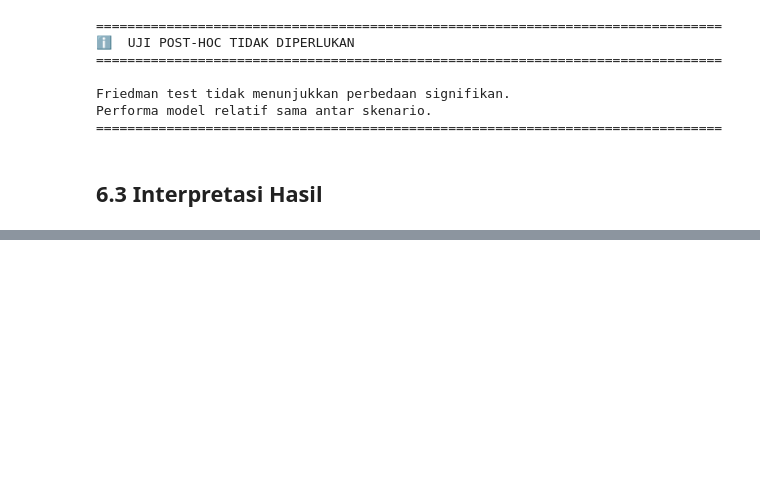
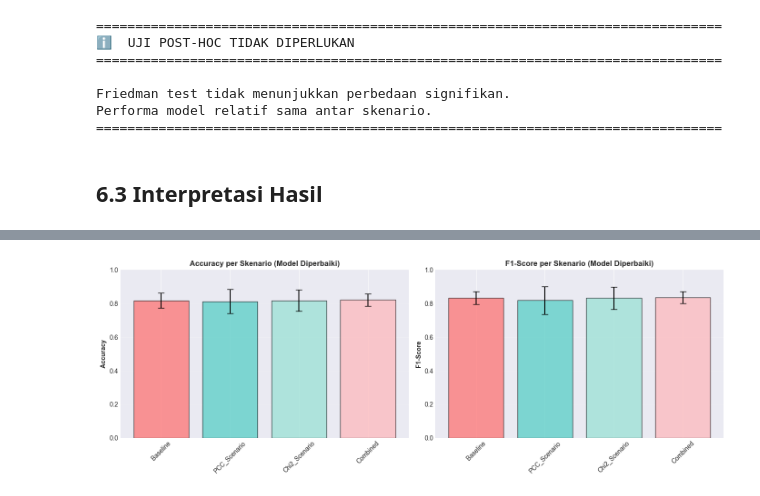
Before and after one commit to Vendot/ETC-XGB-PCC-Chi-Square, a Jupyter notebook: Heart_Disease_Analysis_Refactored.ipynb, the cells around one changed output, grey strips where cells are left out. Saved outputs shown, nothing was run; the diff lists cells and outputs as text; code cells hidden in the pictures; blank space fills up the shorter version.

```diff
--- a/Heart_Disease_Analysis_Refactored.ipynb
+++ b/Heart_Disease_Analysis_Refactored.ipynb
@@ -4746,0 +5549,93 @@ else:
+# %%
+"""
+Test ulang konfigurasi terbaik dari setiap skenario
+dengan model yang sudah diperbaiki untuk konfirmasi
+"""
+print("=" * 80)
+print("🔄 RE-EVALUASI KONFIGURASI TERBAIK DENGAN MODEL DIPERBAIKI")
+print("=" * 80)
+print("\nMenggunakan 10-fold CV untuk hasil yang akurat...")
+
+results_updated = []
+
+# Test setiap skenario
+scenarios_to_test = [
+    ('Baseline', 10, None, None),
+    ('PCC_Scenario', 40, 0.5, None),
+    ('Chi2_Scenario', 10, None, 8),
+    ('Combined', 10, 0.1, 2)
+]
+
+for scenario, estimators, pcc_thresh, chi2_k in scenarios_to_test:
+    print(f"\n📊 Evaluating {scenario}...")
+    print(f"   Estimators: {estimators}")
+
+    hasil = evaluasi_model_cv(
+        fitur_mode=scenario,
+        nama_skenario=scenario,
+        estimators=estimators,
+        random_state=RANDOM_STATE,
+        pcc_threshold=pcc_thresh if pcc_thresh else np.nan,
+        chi2_k=chi2_k if chi2_k else np.nan
+    )
+
+    results_updated.append({
+        'Scenario': scenario,
+        'Estimators': estimators,
+        'Features': hasil['Features'],
+        'Accuracy': hasil['Accuracy_Mean'],
+        'Accuracy_Std': hasil['Accuracy_Std'],
+        'Precision': hasil['Precision_Mean'],
+        'Recall': hasil['Recall_Mean'],
+        'Specificity': hasil['Specificity_Mean'],
+        'F1': hasil['F1_Mean'],
+        'F1_Std': hasil['F1_Std']
+    })
+
+# Display hasil
+df_updated = pd.DataFrame(results_updated)
+print("\n" + "=" * 80)
+print("📈 HASIL EVALUASI DENGAN MODEL DIPERBAIKI")
+print("=" * 80)
+display(df_updated)
+
+print("\n💡 Perbandingan dengan Hasil Lama:")
+print(f"   Mean Accuracy (Lama): {0.5271:.4f}")
+print(f"   Mean Accuracy (Baru): {df_updated['Accuracy'].mean():.4f}")
+print(f"   Peningkatan: {(df_updated['Accuracy'].mean() - 0.5271)*100:.2f} percentage points")
+
+# Visualisasi
+fig, axes = plt.subplots(1, 2, figsize=(14, 5))
+
+scenarios = df_updated['Scenario'].tolist()
+colors_map = {
+    'Baseline': '#FF6B6B', 'PCC_Scenario': '#4ECDC4',
+    'Chi2_Scenario': '#95E1D3', 'Combined': '#FFB6B9'
+}
+colors = [colors_map.get(s, 'gray') for s in scenarios]
+
+# Plot 1: Accuracy
+axes[0].bar(scenarios, df_updated['Accuracy'], color=colors, alpha=0.7, edgecolor='black')
+axes[0].errorbar(scenarios, df_updated['Accuracy'], yerr=df_updated['Accuracy_Std'],
+                 fmt='none', ecolor='black', capsize=5)
+axes[0].set_ylabel('Accuracy', fontweight='bold')
+axes[0].set_title('Accuracy per Skenario (Model Diperbaiki)', fontweight='bold')
+axes[0].set_ylim([0, 1])
+axes[0].grid(axis='y', alpha=0.3)
+axes[0].tick_params(axis='x', rotation=45)
+
+# Plot 2: F1-Score
+axes[1].bar(scenarios, df_updated['F1'], color=colors, alpha=0.7, edgecolor='black')
+axes[1].errorbar(scenarios, df_updated['F1'], yerr=df_updated['F1_Std'],
+                 fmt='none', ecolor='black', capsize=5)
+axes[1].set_ylabel('F1-Score', fontweight='bold')
+axes[1].set_title('F1-Score per Skenario (Model Diperbaiki)', fontweight='bold')
+axes[1].set_ylim([0, 1])
+axes[1].grid(axis='y', alpha=0.3)
+axes[1].tick_params(axis='x', rotation=45)
+
+plt.tight_layout()
+plt.show()
+
+print("=" * 80)
+# %% [output]
@@ -4746,0 +5668 @@ else:
+[figure, added]
```
Also changed, not shown: parts of 50 cells of this notebook, 1 other file.
